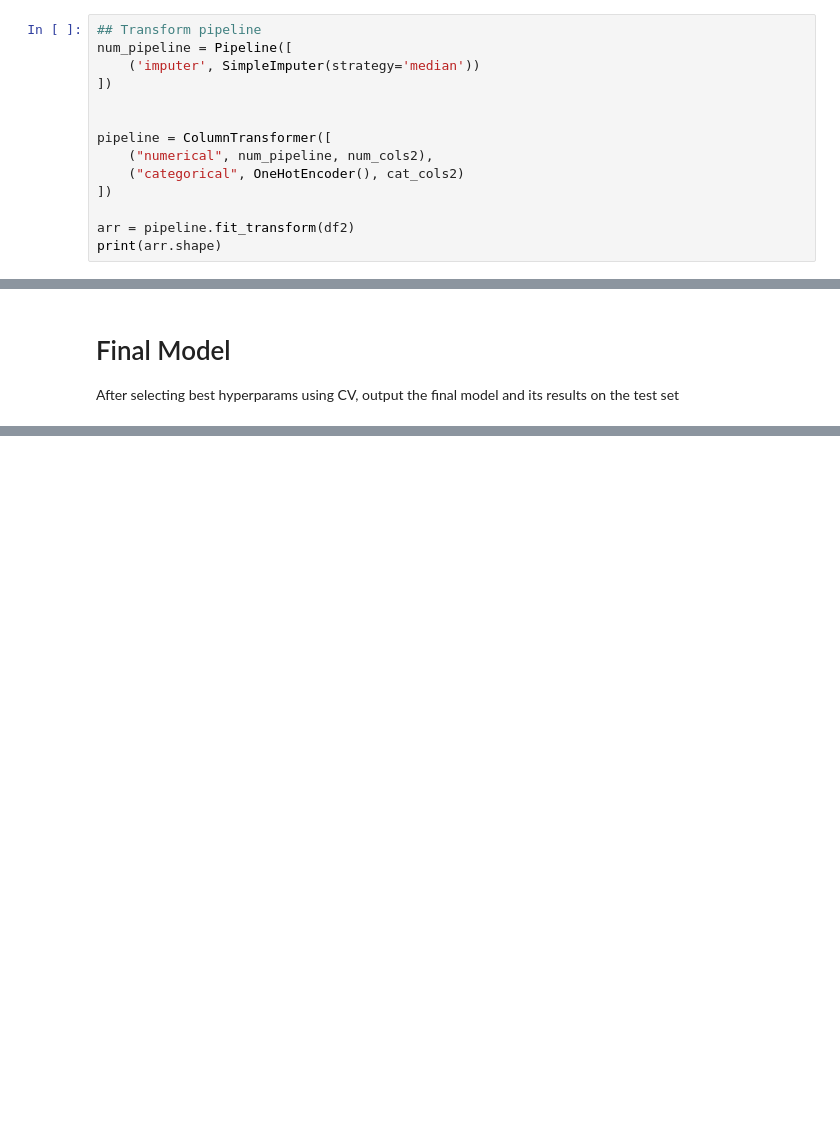
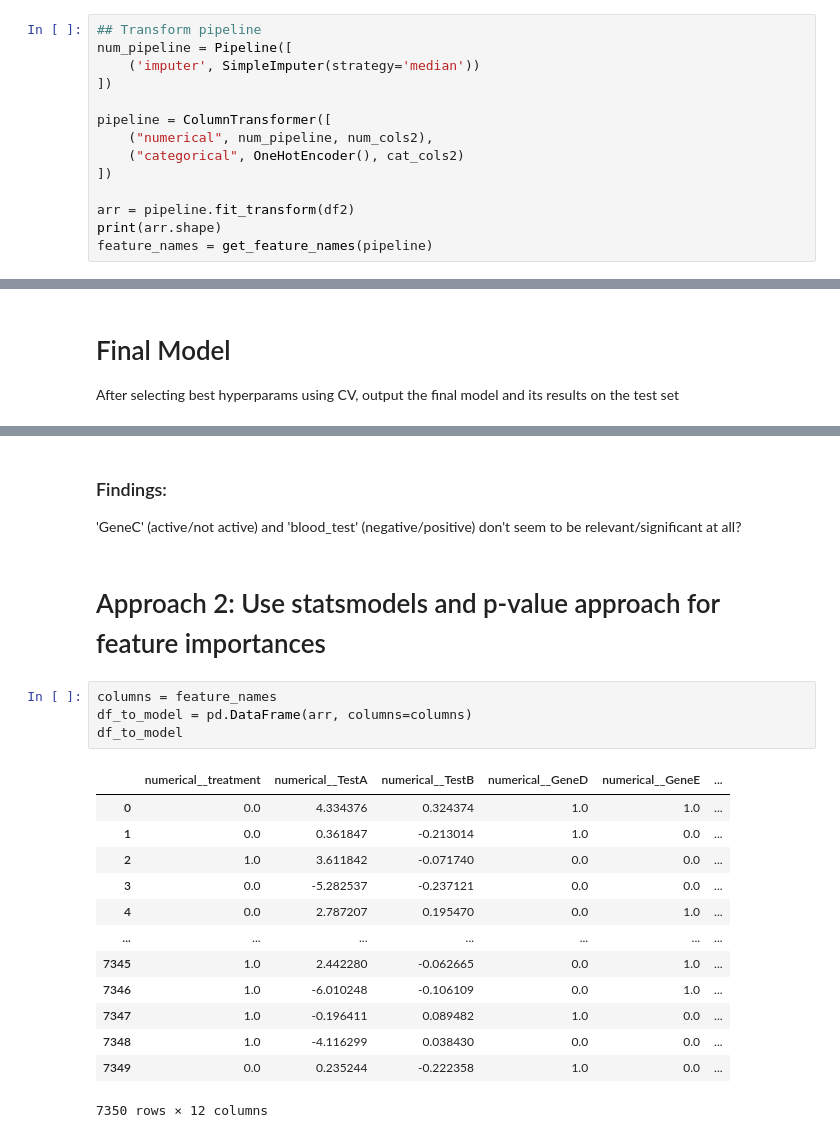
Before and after one commit to EricaXia/spr_2021, a Jupyter notebook: dsci552/problem_sets/ps_2.ipynb, the cells around one changed output, grey strips where cells are left out. Drawn from its saved outputs; the diff is of its cells as text; blank space fills up the shorter version.

```diff
--- a/dsci552/problem_sets/ps_2.ipynb
+++ b/dsci552/problem_sets/ps_2.ipynb
@@ -213,7 +240,6 @@ Index(['treatment', 'TestA', 'TestB', 'GeneD', 'GeneE', 'GeneF'], dtype='object'
 num_pipeline = Pipeline([
     ('imputer', SimpleImputer(strategy='median'))
 ])
-
 
 pipeline = ColumnTransformer([
     ("numerical", num_pipeline, num_cols2),
@@ -222,6 +248,7 @@ pipeline = ColumnTransformer([
 
 arr = pipeline.fit_transform(df2)
 print(arr.shape)
+feature_names = get_feature_names(pipeline)
 # %% [output]
 (7350, 12)
 # %%
@@ -419,0 +527,23 @@ plt.show()
+# %% [markdown]
+### Findings:
+'GeneC' (active/not active) and 'blood_test' (negative/positive) don't seem to be relevant/significant at all?
+# %% [markdown]
+# Approach 2: Use statsmodels and p-value approach for feature importances
+# %%
+columns = feature_names
+df_to_model = pd.DataFrame(arr, columns=columns)
+df_to_model
+# %% [output]
+|  | numerical__treatment | numerical__TestA | numerical__TestB | numerical__GeneD | numerical__GeneE | ... |
+| 0 | 0.0 | 4.334376 | 0.324374 | 1.0 | 1.0 | ... |
+| 1 | 0.0 | 0.361847 | -0.213014 | 1.0 | 0.0 | ... |
+| 2 | 1.0 | 3.611842 | -0.071740 | 0.0 | 0.0 | ... |
+| 3 | 0.0 | -5.282537 | -0.237121 | 0.0 | 0.0 | ... |
+| 4 | 0.0 | 2.787207 | 0.195470 | 0.0 | 1.0 | ... |
+| ... | ... | ... | ... | ... | ... | ... |
+| 7345 | 1.0 | 2.442280 | -0.062665 | 0.0 | 1.0 | ... |
+| 7346 | 1.0 | -6.010248 | -0.106109 | 0.0 | 1.0 | ... |
+| 7347 | 1.0 | -0.196411 | 0.089482 | 1.0 | 0.0 | ... |
+| 7348 | 1.0 | -4.116299 | 0.038430 | 0.0 | 0.0 | ... |
+| 7349 | 0.0 | 0.235244 | -0.222358 | 1.0 | 0.0 | ... |
+7350 rows × 12 columns
```
Also changed, not shown: parts of 43 cells of this notebook, 9 other files.
